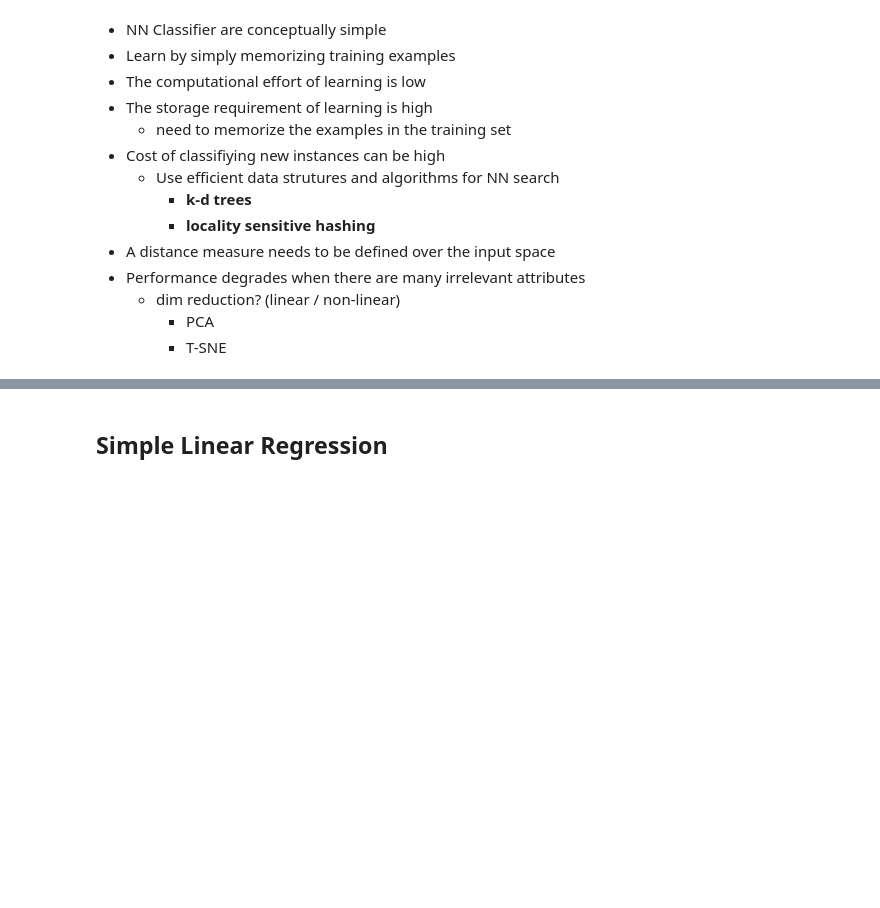
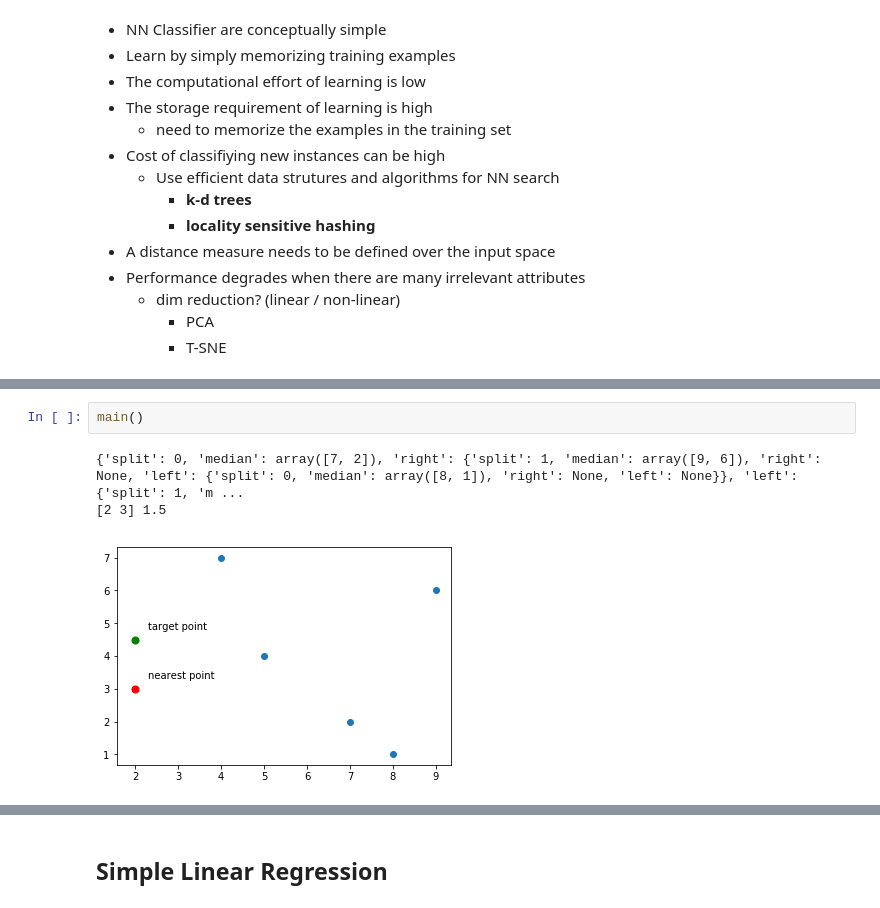
Before and after one commit to karenyyy/data_science, a Jupyter notebook: Datasci_Fall_18/ds310/Lecture 1.ipynb, the cells around one changed output, grey strips where cells are left out. Cells and saved outputs as stored; diff of their text form; blank space fills up the shorter version.

```diff
--- a/Datasci_Fall_18/ds310/Lecture 1.ipynb
+++ b/Datasci_Fall_18/ds310/Lecture 1.ipynb
@@ -119,0 +298,6 @@ __eg: tweaking k in KNN: depend on the density of the available dataset__
+# %%
+main()
+# %% [output]
+{'split': 0, 'median': array([7, 2]), 'right': {'split': 1, 'median': array([9, 6]), 'right': None, 'left': {'split': 0, 'median': array([8, 1]), 'right': None, 'left': None}}, 'left': {'split': 1, 'm ...
+[2 3] 1.5
+[figure, added]
```
Also changed, not shown: parts of 16 cells of this notebook, 3 other files.
